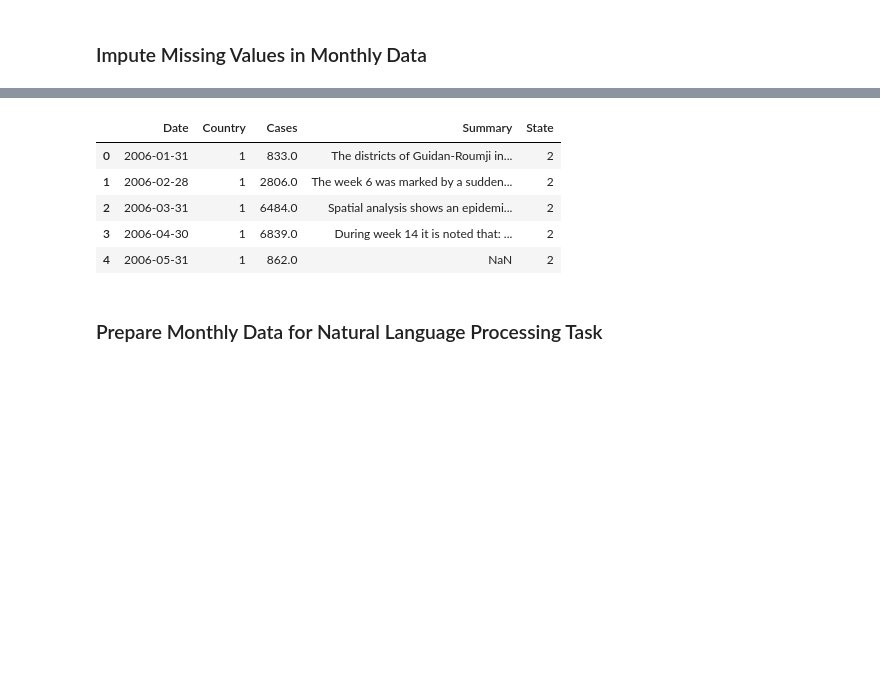
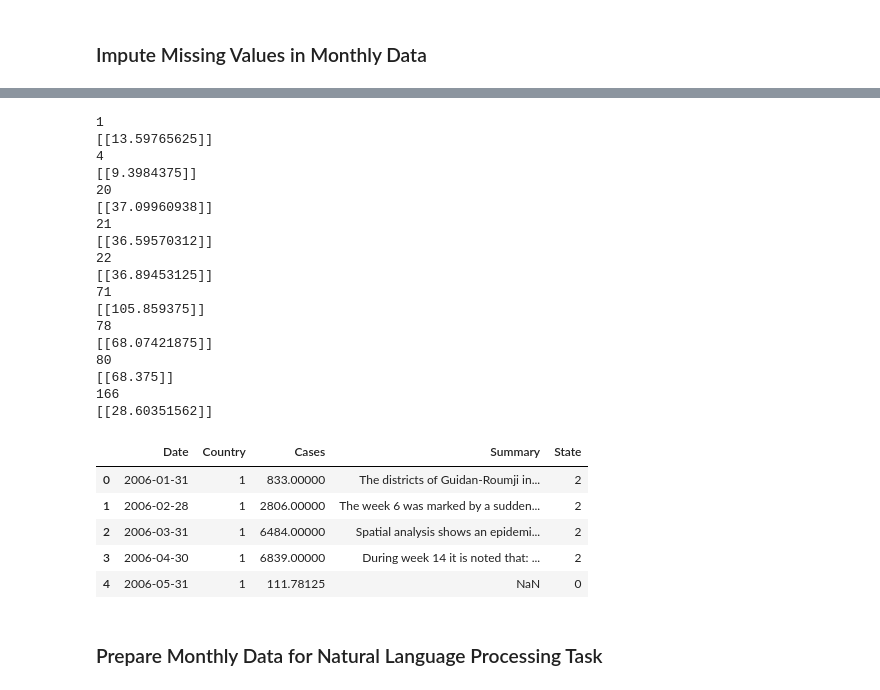
Before and after one commit to amirgamil/Meningitis-Analysis, a Jupyter notebook: Code/data_preprocessing.ipynb, the cells around one changed output, grey strips where cells are left out. Cells and saved outputs as stored; diff of their text form; code cells hidden in the pictures; blank space fills up the shorter version.

```diff
--- a/Code/data_preprocessing.ipynb
+++ b/Code/data_preprocessing.ipynb
@@ -445,7 +445,6 @@ for country in [1,12,14,22,5,16,23,0]:
     #resample so every date becomes last possible day of its month
     country_df = country_df.resample("M").agg({"Cases": sum, "Deaths":sum, "Summary": ". ".join})
     country_df = country_df.reset_index()
-    print(country_df.iloc[4]["Summary"])
     #The code below creates a dataframe for each country that contains its initial datapoints and adds the dates
     #with missing datapoints as nan. This is to ensure all dataframes have the same size since we will be imputing
     #missing values
@@ -460,18 +459,41 @@ for country in [1,12,14,22,5,16,23,0]:
         else:
             filled_in_df.loc[j] = [date] + [float(country_df.loc[country_df.Date == date]["Cases"].values[0])] \
                                 + [summary]
-
+    #copy df to allow us to easily interpolate for n/a missing values
+    regression_df = filled_in_df.copy()
+    regression_df = regression_df.dropna()
      #convert dates to ordinal so regression can work more effectively
-    country_df["Date"].map(datetime.datetime.toordinal)
+    regression_df["Date"] = regression_df["Date"].map(datetime.datetime.toordinal)
     #impute missing values by plotting regression curve and finding missing values from curve
     if missing_dates:
-        model = KernelRidge()
-        model.fit(country_df["Date"].values.reshape(-1, 1), country_df["Cases"].values.reshape(-1, 1))
         for date in missing_dates:
-            #convert numpy date to datetime object
-            input_prediction = np.array(date).reshape(1, -1)
-            imputed_calculation = int(model.predict(input_prediction)[0][0])
+
+            model = KernelRidge()
+
+            index_of_date = filled_in_df.loc[filled_in_df["Date"] == date].index.values[0]
+            #if point is not close to df boundaries, look at window size 5 on either side
+            if index_of_date > 5 and index_of_date < len(regression_df) - 5:
+                #fit on window of 5 points on either side of missing date to interpolate
+                X = regression_df["Date"].values.reshape(-1, 1)[index_of_date-5:index_of_date+5]
+                y = regression_df["Cases"].values.reshape(-1, 1)[index_of_date-5:index_of_date+5]
+            #if point is close on left-end of the df boundary, only take window size of 5 forward
+            elif index_of_date < 5:
+                X = regression_df["Date"].values.reshape(-1, 1)[index_of_date:index_of_date+5]
+                y = regression_df["Cases"].values.reshape(-1, 1)[index_of_date:index_of_date+5]
+            #if point is close on right-end of the df boundary, only take window size of 5 backward
+            elif index_of_date > len(filled_in_df) - 5:
+                X = regression_df["Date"].values.reshape(-1, 1)[len(regression_df)-5:]
+                y = regression_df["Cases"].values.reshape(-1, 1)[len(regression_df)-5:]
+            print(index_of_date)
+            model.fit(X, y)
+
+            ts = (date - np.datetime64('1970-01-01T00:00:00Z')) / np.timedelta64(1, 's')
+            ts = datetime.datetime.utcfromtimestamp(ts)
+            ordinal_date = datetime.datetime.toordinal(ts)
+            input_prediction = np.array(ordinal_date).reshape(1, -1)
+            imputed_calculation = model.predict(input_prediction)
             filled_in_df.loc[filled_in_df["Date"] == date, "Cases"] = imputed_calculation
+            print(imputed_calculation)
     filled_in_df["Country"] = country
 #     sum_cases = filled_in_df["Cases"].sum()
 #     mean = filled_in_df["Cases"].mean()
@@ -495,9 +653,27 @@ month_data.head()
+1
+[[13.59765625]]
+4
+[[9.3984375]]
+20
+[[37.09960938]]
+21
+[[36.59570312]]
+22
+[[36.89453125]]
+71
+[[105.859375]]
+78
+[[68.07421875]]
+80
+[[68.375]]
+166
+[[28.60351562]]
 |  | Date | Country | Cases | Summary | State |
-| 0 | 2006-01-31 | 1 | 833.0 | The districts of Guidan-Roumji in... | 2 |
-| 1 | 2006-02-28 | 1 | 2806.0 | The week 6 was marked by a sudden... | 2 |
-| 2 | 2006-03-31 | 1 | 6484.0 | Spatial analysis shows an epidemi... | 2 |
-| 3 | 2006-04-30 | 1 | 6839.0 | During week 14 it is noted that: ... | 2 |
-| 4 | 2006-05-31 | 1 | 862.0 | NaN | 2 |
+| 0 | 2006-01-31 | 1 | 833.00000 | The districts of Guidan-Roumji in... | 2 |
+| 1 | 2006-02-28 | 1 | 2806.00000 | The week 6 was marked by a sudden... | 2 |
+| 2 | 2006-03-31 | 1 | 6484.00000 | Spatial analysis shows an epidemi... | 2 |
+| 3 | 2006-04-30 | 1 | 6839.00000 | During week 14 it is noted that: ... | 2 |
+| 4 | 2006-05-31 | 1 | 111.78125 | NaN | 0 |
 # %% [markdown]
 ### Prepare Monthly Data for Natural Language Processing Task
 # %%
```
Also changed, not shown: parts of 3 cells of this notebook, 6 other files.
